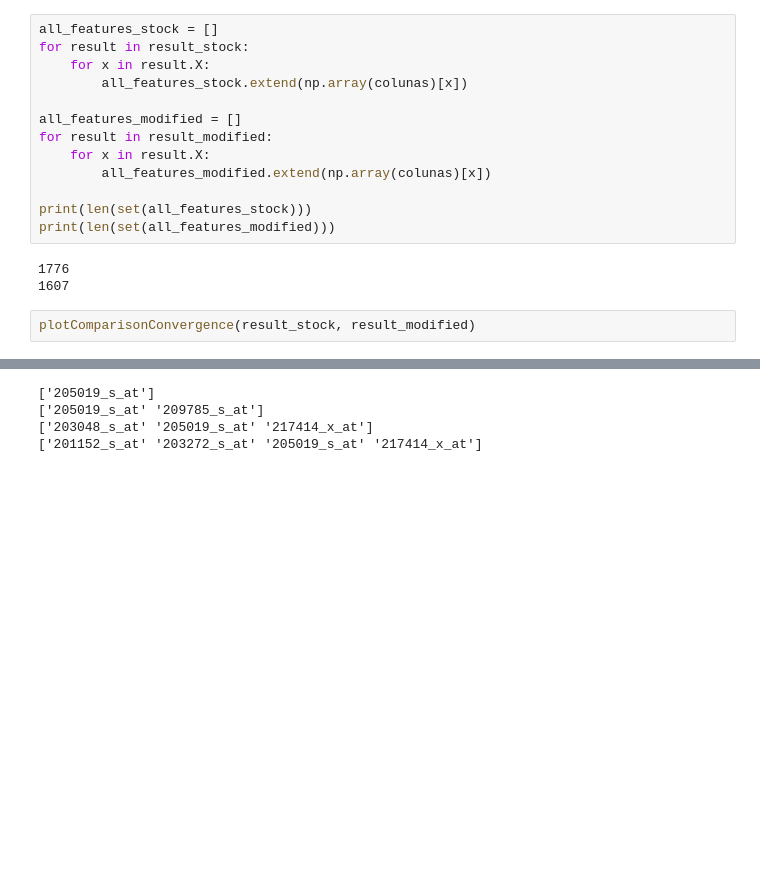
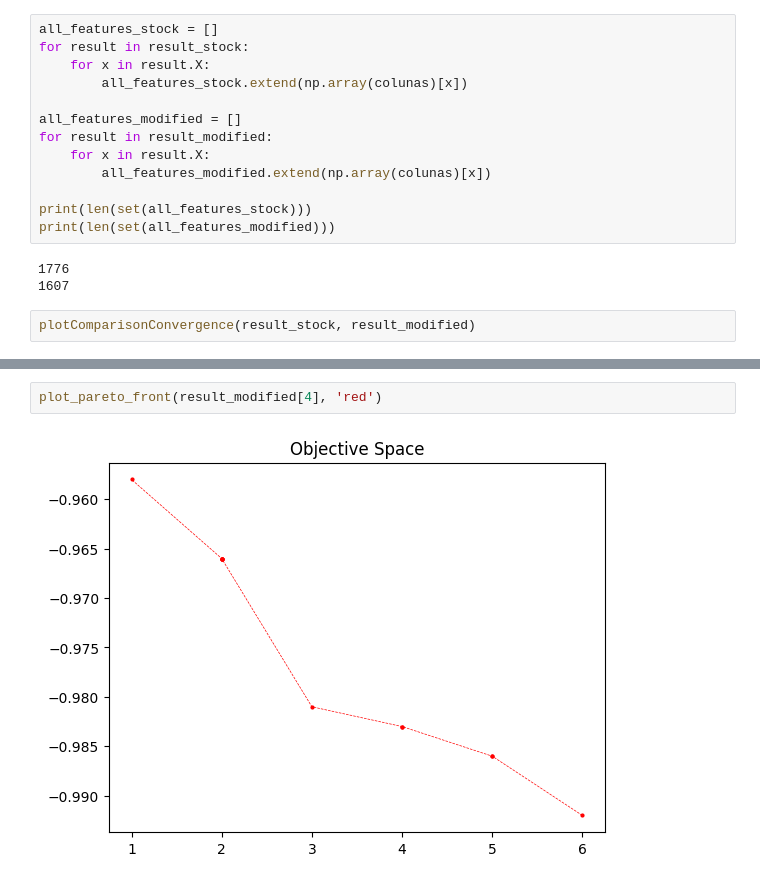
Before and after one commit to grkremer/ew-mofs, a Jupyter notebook: NSGAII_v2.ipynb, the cells around one changed output, grey strips where cells are left out. Drawn from its saved outputs; the diff is of its cells as text; blank space fills up the shorter version.

```diff
--- a/NSGAII_v2.ipynb
+++ b/NSGAII_v2.ipynb
@@ -608,7 +608,5 @@ NameError: name 'result_stock' is not defined
 # %%
+plot_pareto_front(result_modified[4], 'red')
 # %% [output]
-['205019_s_at']
-['205019_s_at' '209785_s_at']
-['203048_s_at' '205019_s_at' '217414_x_at']
-['201152_s_at' '203272_s_at' '205019_s_at' '217414_x_at']
+[figure, added]
 # %%
```
Also changed, not shown: parts of 4 cells of this notebook, 8 other files.
